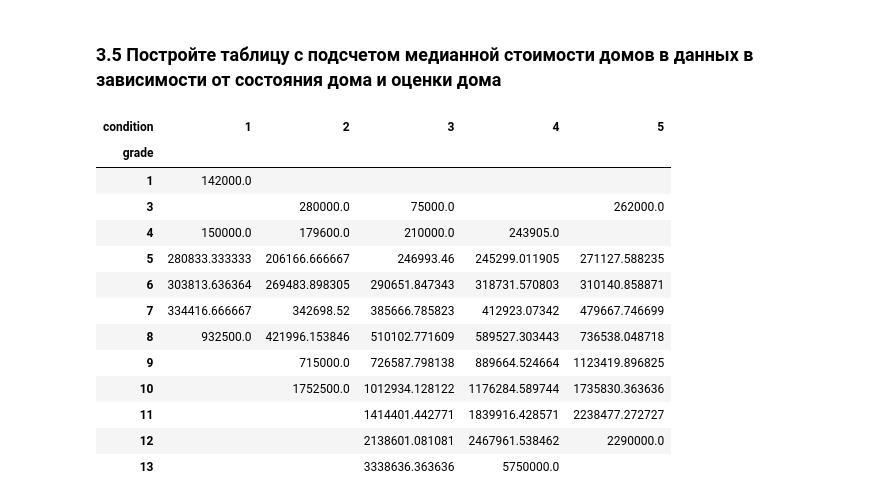
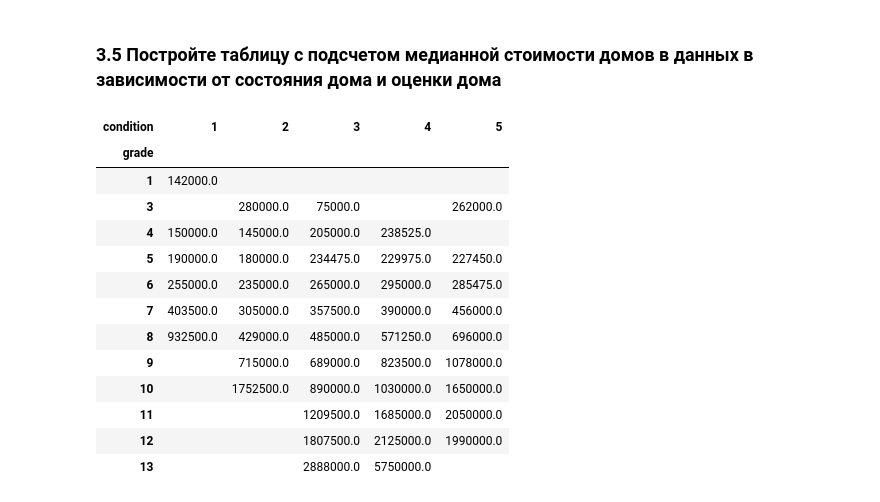
Before and after one commit to alexpgb/Python_for_DA_2022, a Jupyter notebook: 3/S3_HW.ipynb, the cells around one changed output. Cells and saved outputs as stored; diff of their text form; code cells hidden in the pictures.

Commit message:
Homework for seminar 3 replaced

```diff
--- a/3/S3_HW.ipynb
+++ b/3/S3_HW.ipynb
@@ -324,19 +324,19 @@ df.groupby(['floors','bedrooms']).agg({'id':'count'})\
 # %%
 import numpy as np
 # %%
-df.pivot_table(index='grade',columns='condition', values='price',  aggfunc='mean').replace(np.NaN, '')
+df.pivot_table(index='grade',columns='condition', values='price',  aggfunc='median').replace(np.NaN, '')
 # %% [output]
 | condition | 1 | 2 | 3 | 4 | 5 |
 | grade |  |  |  |  |  |
 | 1 | 142000.0 |  |  |  |  |
 | 3 |  | 280000.0 | 75000.0 |  | 262000.0 |
-| 4 | 150000.0 | 179600.0 | 210000.0 | 243905.0 |  |
-| 5 | 280833.333333 | 206166.666667 | 246993.46 | 245299.011905 | 271127.588235 |
-| 6 | 303813.636364 | 269483.898305 | 290651.847343 | 318731.570803 | 310140.858871 |
-| 7 | 334416.666667 | 342698.52 | 385666.785823 | 412923.07342 | 479667.746699 |
-| 8 | 932500.0 | 421996.153846 | 510102.771609 | 589527.303443 | 736538.048718 |
-| 9 |  | 715000.0 | 726587.798138 | 889664.524664 | 1123419.896825 |
-| 10 |  | 1752500.0 | 1012934.128122 | 1176284.589744 | 1735830.363636 |
-| 11 |  |  | 1414401.442771 | 1839916.428571 | 2238477.272727 |
-| 12 |  |  | 2138601.081081 | 2467961.538462 | 2290000.0 |
-| 13 |  |  | 3338636.363636 | 5750000.0 |  |
+| 4 | 150000.0 | 145000.0 | 205000.0 | 238525.0 |  |
+| 5 | 190000.0 | 180000.0 | 234475.0 | 229975.0 | 227450.0 |
+| 6 | 255000.0 | 235000.0 | 265000.0 | 295000.0 | 285475.0 |
+| 7 | 403500.0 | 305000.0 | 357500.0 | 390000.0 | 456000.0 |
+| 8 | 932500.0 | 429000.0 | 485000.0 | 571250.0 | 696000.0 |
+| 9 |  | 715000.0 | 689000.0 | 823500.0 | 1078000.0 |
+| 10 |  | 1752500.0 | 890000.0 | 1030000.0 | 1650000.0 |
+| 11 |  |  | 1209500.0 | 1685000.0 | 2050000.0 |
+| 12 |  |  | 1807500.0 | 2125000.0 | 1990000.0 |
+| 13 |  |  | 2888000.0 | 5750000.0 |  |
```
